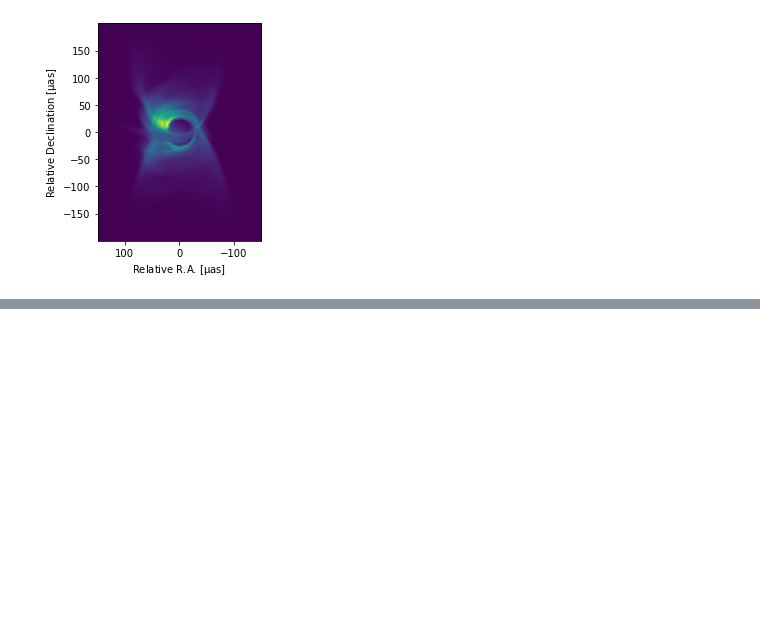
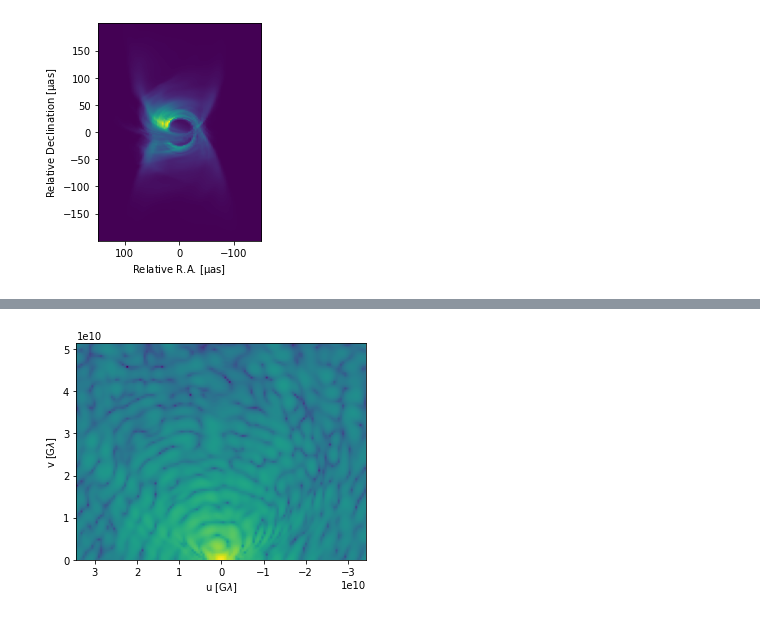
Before and after one commit to eventhorizontelescope/2017_sgra_paper5, a Jupyter notebook: test_mockservation.ipynb, the cells around one changed output, grey strips where cells are left out. Cells and saved outputs as stored; diff of their text form; code cells hidden in the pictures; blank space fills up the shorter version.

```diff
--- a/test_mockservation.ipynb
+++ b/test_mockservation.ipynb
@@ -55 +52,8 @@ WARNING: image resolution is anisotropic
+# %%
+def f(v):
+    return np.log(abs(v).value)
+
+ax = viz.show(vis, s=0, f=f)
+# %% [output]
+[figure, added]
 # %%
```
Also changed, not shown: parts of 7 cells of this notebook.
